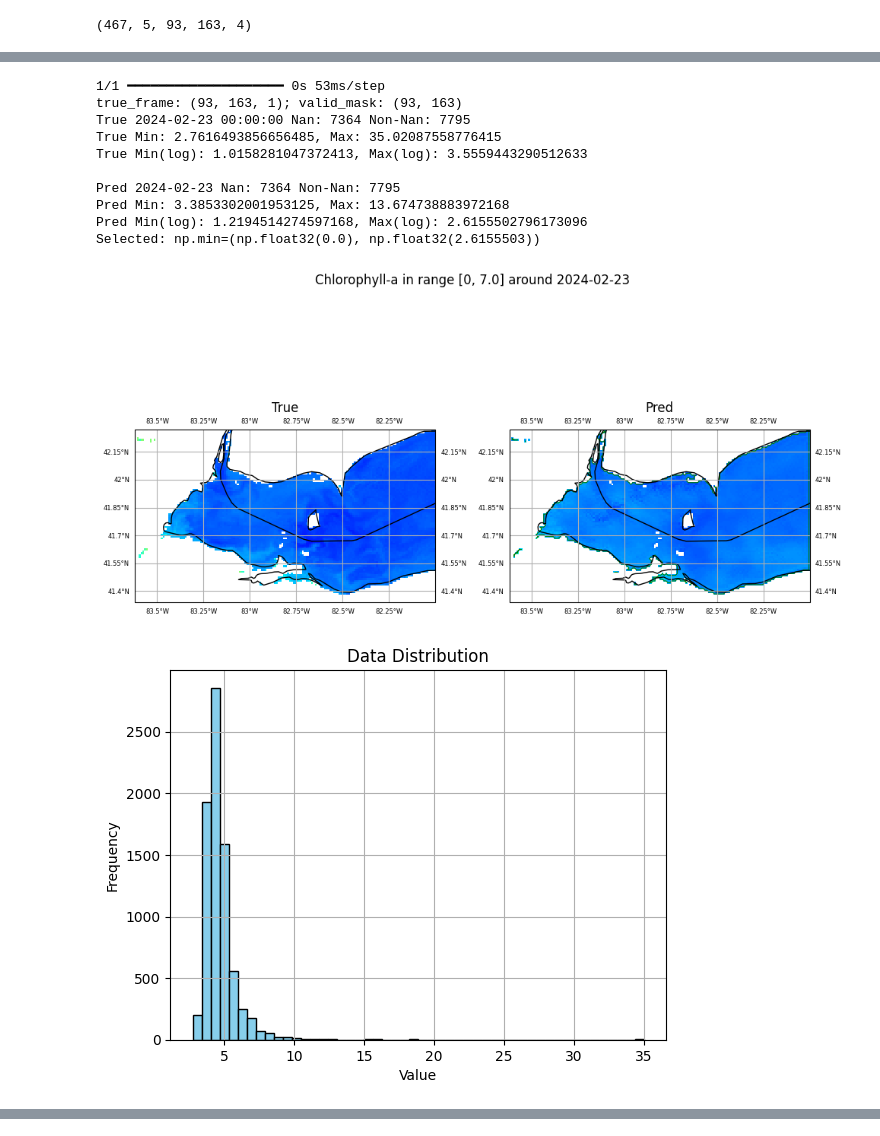
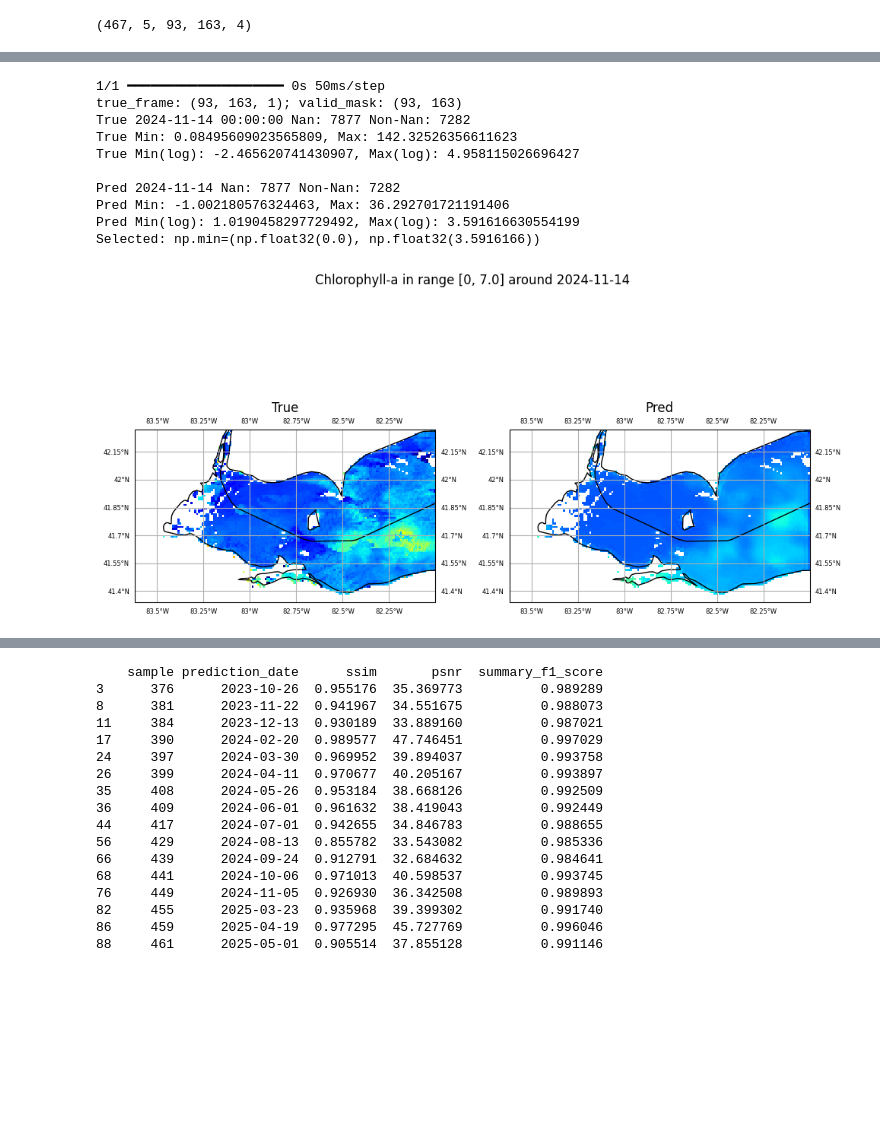
Before and after one commit to j-b-cox/HAB-F-Capstone, a Jupyter notebook: Notebooks/Chla-S3-LSTM.ipynb, the cells around one changed output, grey strips where cells are left out. Drawn from its saved outputs; the diff is of its cells as text; code cells hidden in the pictures; blank space fills up the shorter version.

Commit message:
added code for best SSIM results per month

```diff
--- a/Notebooks/Chla-S3-LSTM.ipynb
+++ b/Notebooks/Chla-S3-LSTM.ipynb
@@ -1128,7 +1219,7 @@ def plot_chla_true_pred(true, pred, date, min_thresh=2.5, max_thresh=7.0):
             alpha=1.0,
             transform=ccrs.PlateCarree()
         )
-        fig.axes[1].add_patch(poly)
+        #fig.axes[1].add_patch(poly)
 
     plt.tight_layout(rect=[0, 0, 1, 0.95])  # Leave space for suptitle
 
@@ -1166,7 +1257,7 @@ def get_denormalized_data(X_frame, y_true, seq_no=0):
 # %%
 # Load from saved model
 from tensorflow.keras.models import load_model
-mymodel = load_model('/content/drive/MyDrive/MIDS-210/CNN-LSTM/my_chla_model.keras', custom_objects={'masked_mse_loss': masked_mse_loss})
+mymodel = load_model('/content/drive/MyDrive/MIDS-210/CNN-LSTM/my_chla_model.keras', custom_objects={'loss_fn': loss_fn})
 
 sample = 407
 
@@ -1347,7 +1438,7 @@ for sample in range(val_split_index, last_index):
 
   result_dict = {}
   result_dict['sample'] = sample
-  result_dict['date'] = dates_list[sample+5]
+  result_dict['prediction_date'] = dates_list[sample+5]
   result_dict['ssim'] = masked_ssim_np(true, pred, mask=None, max_val=G_maxChla)
   result_dict['psnr'] = compute_psnr(true, pred, mask=None, max_val=G_maxChla)
   mae, rmse = evaluate_metrics(true, pred, None)
@@ -1446,22 +1537,21 @@ def plot_pred_chla_for_sample(sample_number, show_sequence=False):
   true, pred, error = predict_and_denorm(mymodel, X_test, y_test)
   plot_chla_true_pred(true, pred, sample+5, min_thresh=0, max_thresh=7.0)
 
-  plot_hist(true.flatten(), bins=20)
-  plot_hist(pred.flatten(), bins=20)
+  #plot_hist(true.flatten(), bins=20)
+  #plot_hist(pred.flatten(), bins=20)
 
-  plot_hist_side_by_side(true, pred)
+  #plot_hist_side_by_side(true, pred)
 # %%
-plot_pred_chla_for_sample(391, show_sequence=False)
+plot_pred_chla_for_sample(451, show_sequence=False)
 # %% [output]
-1/1 ━━━━━━━━━━━━━━━━━━━━ 0s 53ms/step
+1/1 ━━━━━━━━━━━━━━━━━━━━ 0s 50ms/step
 true_frame: (93, 163, 1); valid_mask: (93, 163)
-True 2024-02-23 00:00:00 Nan: 7364 Non-Nan: 7795
-True Min: 2.7616493856656485, Max: 35.02087558776415
-True Min(log): 1.0158281047372413, Max(log): 3.5559443290512633
+True 2024-11-14 00:00:00 Nan: 7877 Non-Nan: 7282
+True Min: 0.08495609023565809, Max: 142.32526356611623
+True Min(log): -2.465620741430907, Max(log): 4.958115026696427
 
-Pred 2024-02-23 Nan: 7364 Non-Nan: 7795
-Pred Min: 3.3853302001953125, Max: 13.674738883972168
-Pred Min(log): 1.2194514274597168, Max(log): 2.6155502796173096
-Selected: np.min=(np.float32(0.0), np.float32(2.6155503))
+Pred 2024-11-14 Nan: 7877 Non-Nan: 7282
+Pred Min: -1.002180576324463, Max: 36.292701721191406
+Pred Min(log): 1.0190458297729492, Max(log): 3.591616630554199
+Selected: np.min=(np.float32(0.0), np.float32(3.5916166))
-[figure, old version]
+[figure, new version]
-[figure, removed]
@@ -1469,0 +1558,37 @@ Selected: np.min=(np.float32(0.0), np.float32(2.6155503))
+# %%
+import pandas as pd
+
+# Assume your DataFrame is called df
+df['prediction_date'] = pd.to_datetime(df['prediction_date'])  # Ensure 'date' is datetime
+
+# Create year-month column for grouping
+df['year_month'] = df['prediction_date'].dt.to_period('M')
+
+# Get indices of max SSIM per month
+best_ssim_indices = df.groupby('year_month')['ssim'].idxmax()
+
+# Use the indices to get corresponding rows
+best_ssim_per_month = df.loc[best_ssim_indices].sort_values('prediction_date')
+
+# Optional: drop the 'year_month' helper column
+best_ssim_per_month = best_ssim_per_month.drop(columns='year_month')
+
+print(best_ssim_per_month)
+# %% [output]
+    sample prediction_date      ssim       psnr  summary_f1_score
+3      376      2023-10-26  0.955176  35.369773          0.989289
+8      381      2023-11-22  0.941967  34.551675          0.988073
+11     384      2023-12-13  0.930189  33.889160          0.987021
+17     390      2024-02-20  0.989577  47.746451          0.997029
+24     397      2024-03-30  0.969952  39.894037          0.993758
+26     399      2024-04-11  0.970677  40.205167          0.993897
+35     408      2024-05-26  0.953184  38.668126          0.992509
+36     409      2024-06-01  0.961632  38.419043          0.992449
+44     417      2024-07-01  0.942655  34.846783          0.988655
+56     429      2024-08-13  0.855782  33.543082          0.985336
+66     439      2024-09-24  0.912791  32.684632          0.984641
+68     441      2024-10-06  0.971013  40.598537          0.993745
+76     449      2024-11-05  0.926930  36.342508          0.989893
+82     455      2025-03-23  0.935968  39.399302          0.991740
+86     459      2025-04-19  0.977295  45.727769          0.996046
+88     461      2025-05-01  0.905514  37.855128          0.991146
```
Also changed, not shown: parts of 19 cells of this notebook.
